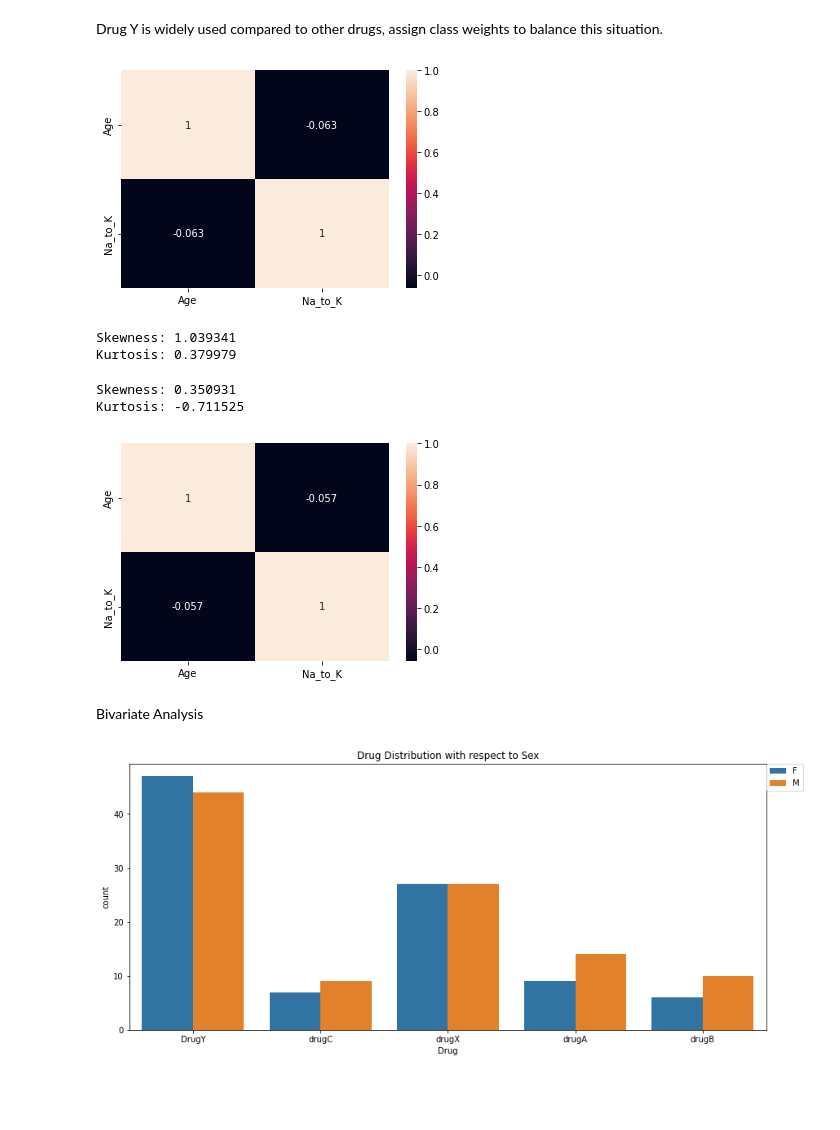
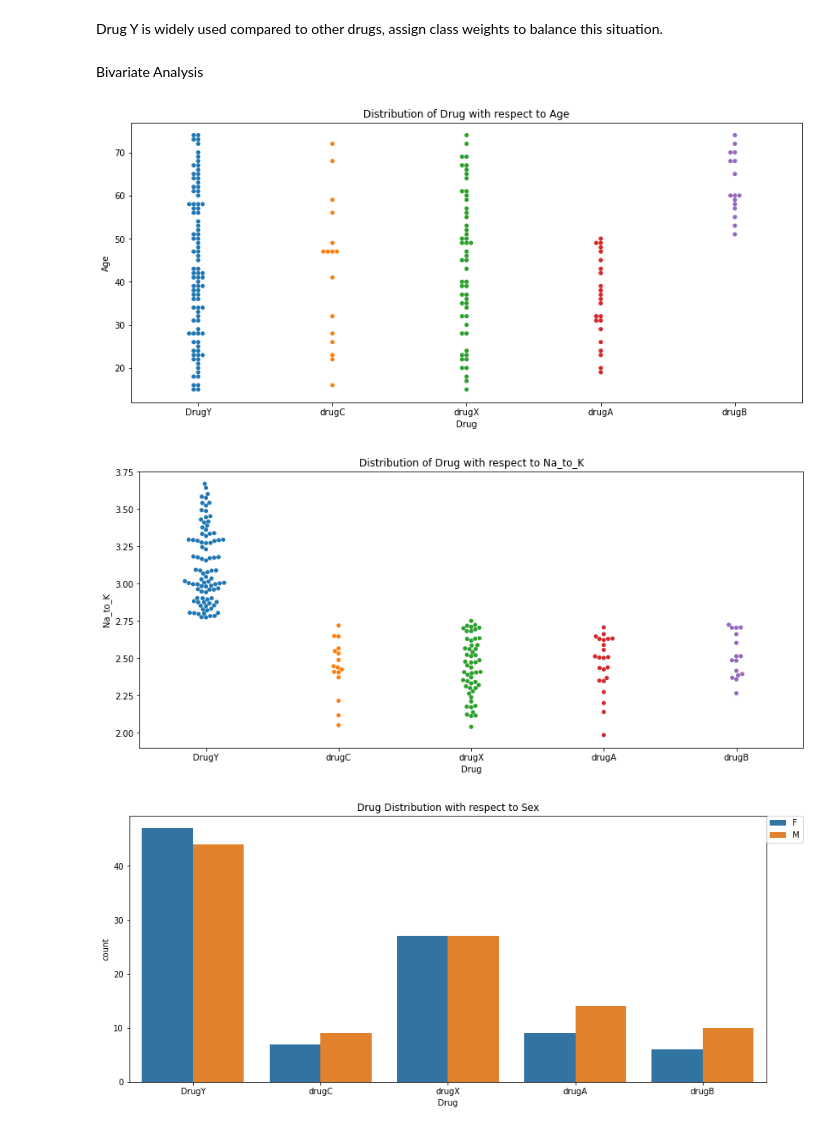
Before and after one commit to andydaehn/Drug_Classification, a Jupyter notebook: Drug_Classify.ipynb, the cells around one changed output. Cells and saved outputs as stored; diff of their text form; code cells hidden in the pictures; blank space fills up the shorter version.

```diff
--- a/Drug_Classify.ipynb
+++ b/Drug_Classify.ipynb
@@ -125,45 +148,15 @@ for col in categorical_cols:
 [figure]
 # %% [markdown]
 Drug Y is widely used compared to other drugs, assign class weights to balance this situation.
-# %%
-# Correlation matrix for feat_df
-corr_matx = feat_df.corr()
-sns.heatmap(corr_matx, annot=True)
-plt.show()
-# %% [output]
-[figure, removed]
-# %%
-'''If the skewness is between -0.5 & 0.5, the data are nearly symmetrical.
-
-If the skewness is between -1 & -0.5 (negative skewed) or between 0.5 & 1(positive skewed), the data are slightly skewed.
-
-If the skewness is lower than -1 (negative skewed) or greater than 1 (positive skewed), the data are extremely skewed.'''
-
-
-
-# Skewness and kurtosis
-print("Skewness: %f" % feat_df['Na_to_K'].skew())
-print("Kurtosis: %f" % feat_df['Na_to_K'].kurt())
-# %% [output]
-Skewness: 1.039341
-Kurtosis: 0.379979
-# %%
-# Use log1p to adjust the skewness and kurtosis
-feat_df['Na_to_K'] = np.log1p(feat_df['Na_to_K'])
-
-# Skewness and kurtosis
-print("Skewness: %f" % feat_df['Na_to_K'].skew())
-print("Kurtosis: %f" % feat_df['Na_to_K'].kurt())
-# %% [output]
-Skewness: 0.350931
-Kurtosis: -0.711525
-# %%
-# Correlation matrix for feat_df
-corr_matx = feat_df.corr()
-sns.heatmap(corr_matx, annot=True)
-plt.show()
-# %% [output]
-[figure, removed]
 # %% [markdown]
 Bivariate Analysis
+# %%
+# Bivariate for numerical columns
+for col in numerical_cols:
+    plt.figure(figsize=(14,6))
+    sns.swarmplot(data=feat_df,x='Drug',y=col)
+    plt.title(f"Distribution of Drug with respect to {col}")
+# %% [output]
+[figure, added]
+[figure, added]
 # %%
```
Also changed, not shown: parts of 29 cells of this notebook.
